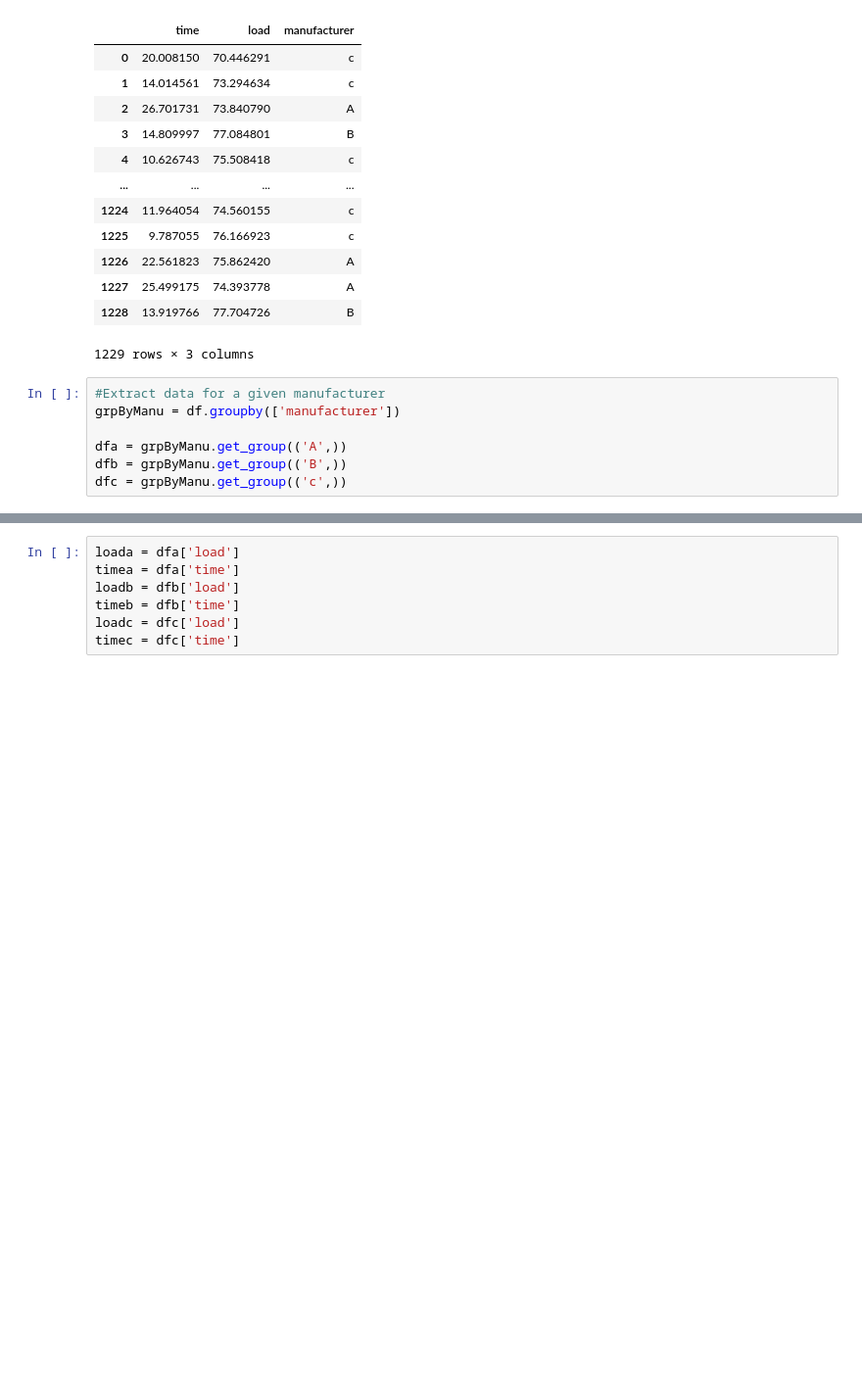
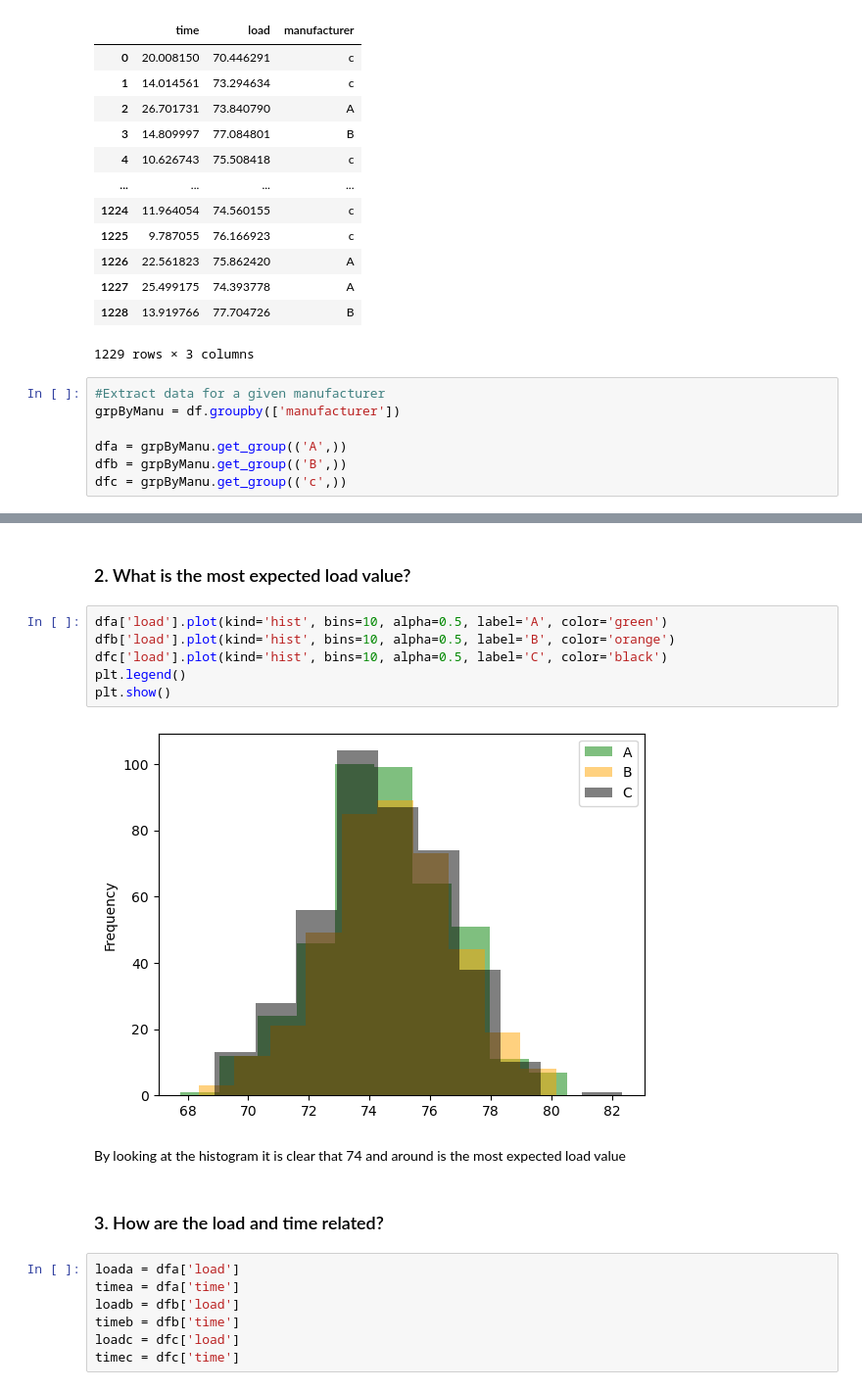
Before and after one commit to iorthethug/IAI-eMaintenance-Assignment-1, a Jupyter notebook: ass2.ipynb, the cells around one changed output, grey strips where cells are left out. Shown at 98% size. Cells and saved outputs as stored; diff of their text form; blank space fills up the shorter version.

```diff
--- a/ass2.ipynb
+++ b/ass2.ipynb
@@ -55,3 +106,17 @@ dfc = grpByManu.get_group(('c',))
+# %% [markdown]
+### 2. What is the most expected load value?
+# %%
+dfa['load'].plot(kind='hist', bins=10, alpha=0.5, label='A', color='green')
+dfb['load'].plot(kind='hist', bins=10, alpha=0.5, label='B', color='orange')
+dfc['load'].plot(kind='hist', bins=10, alpha=0.5, label='C', color='black')
+plt.legend()
+plt.show()
+# %% [output]
+[figure, added]
+# %% [markdown]
+By looking at the histogram it is clear that 74 and around is the most expected load value
+# %% [markdown]
+### 3. How are the load and time related?
 # %%
 loada = dfa['load']
 timea = dfa['time']
```
Also changed, not shown: parts of 18 cells of this notebook.
